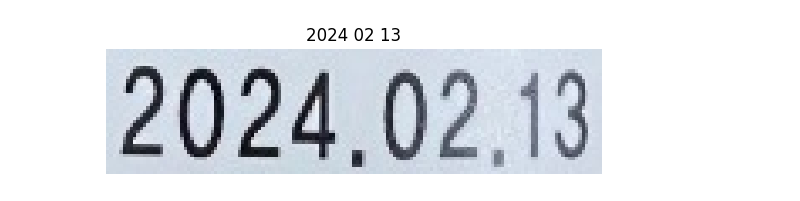
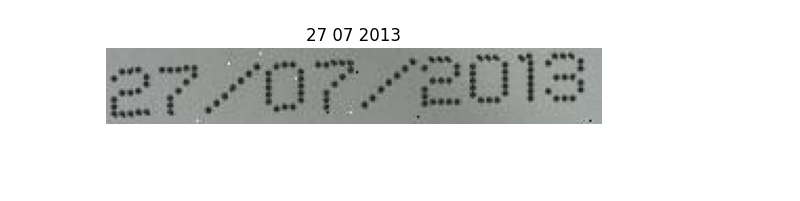
Before and after one commit to obertcoy/expiry-date-recognition, a Jupyter notebook: tesseract/main.ipynb, the cells around one changed output. Saved outputs shown, nothing was run; the diff lists cells and outputs as text; code cells hidden in the pictures; blank space fills up the shorter version.

```diff
--- a/tesseract/main.ipynb
+++ b/tesseract/main.ipynb
@@ -11,9 +11,9 @@ import string
 import pytesseract
 from PIL import Image
 # %%
-PATH = '../dataset/Date-Real/images/'
+PATH = '../dataset/Date-Synth/images/'
 # %%
-ANNOTATIONS_PATH = '../dataset/Date-Real//annotations.json'
+ANNOTATIONS_PATH = '../dataset/Date-Synth/annotations.json'
 
 with open(ANNOTATIONS_PATH, 'r') as file:
     data = json.load(file)
@@ -23,29 +23,32 @@ def get_y_from_json(file: str) -> str:
 # %%
 # Load dataset
 
 X = []
 Y = []
 
 
 for idx, file in enumerate(tqdm(os.listdir(PATH), desc="Loading images")):
 
     file_path = os.path.join(PATH, file)
 
-    image = Image.open(file_path)
+    with Image.open(file_path) as image:
 
-    label = get_y_from_json(file)
+        label = get_y_from_json(file)
 
-    if label != " ":
-        X.append(image)
-        Y.append(label)
+        if label != " ":
+            X.append(np.array(image))
+            Y.append(label)
+
+    if idx > 510:
+        break
 
 
 plt.imshow(X[100], cmap='gray')
 plt.title(Y[100])
 plt.axis('off')
 plt.show()
 # %% [output]
-[figure, old version]
+[figure, new version]
 # %%
 def preprocess_image(image):
     image_cv = cv.cvtColor(np.array(image), cv.COLOR_RGB2BGR)
```
Also changed, not shown: parts of 8 cells of this notebook, 1 other file.
